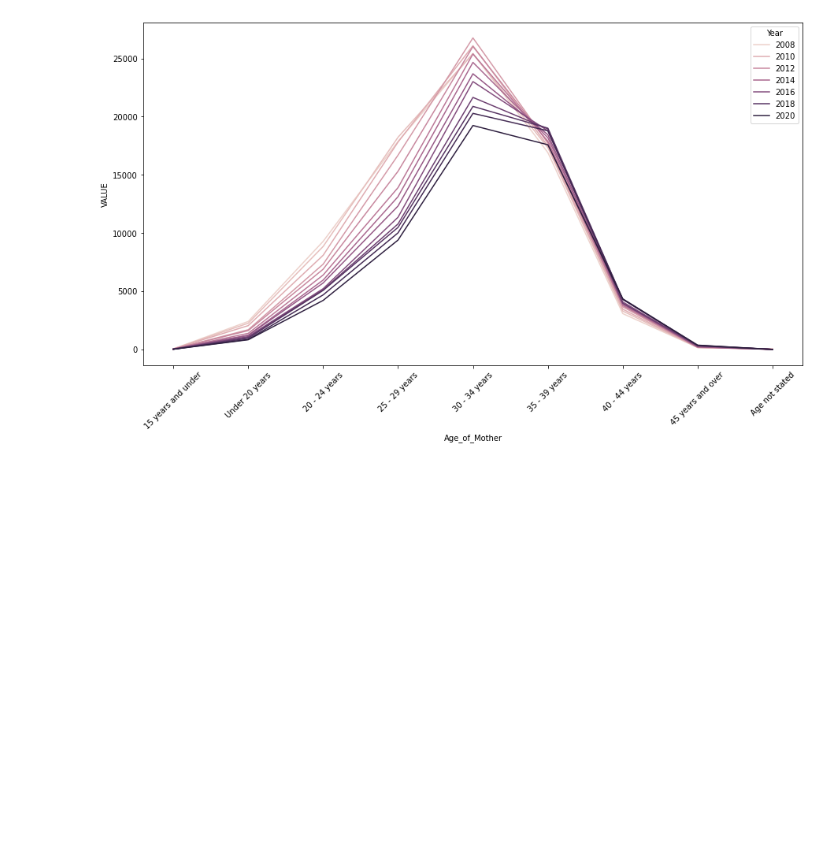
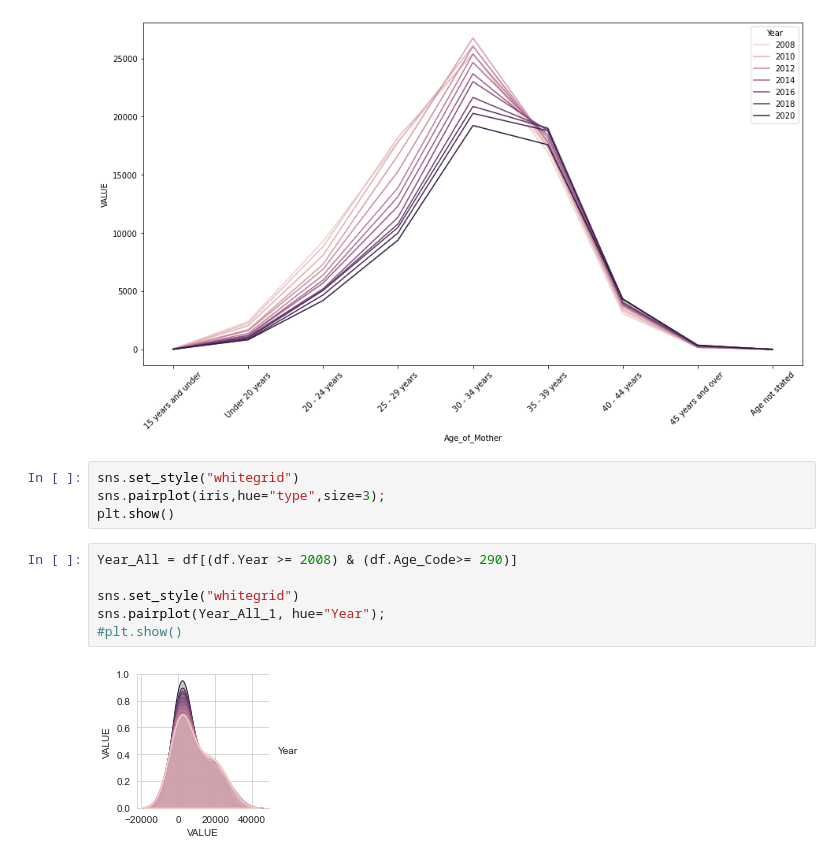
Before and after one commit to VCurry20/PDARandomData, a Jupyter notebook: Data Analysis Project.ipynb, the cells around one changed output. Saved outputs shown, nothing was run; the diff lists cells and outputs as text; blank space fills up the shorter version.

Commit message:
graphs 2

```diff
--- a/Data Analysis Project.ipynb
+++ b/Data Analysis Project.ipynb
@@ -920,3 +920,15 @@ plt.xticks(rotation=45)
   Text(0, 0, ''),
   Text(0, 0, '')])
 [figure]
+# %%
+sns.set_style("whitegrid")
+sns.pairplot(iris,hue="type",size=3);
+plt.show()
+# %%
+Year_All = df[(df.Year >= 2008) & (df.Age_Code>= 290)]
+
+sns.set_style("whitegrid")
+sns.pairplot(Year_All_1, hue="Year");
+#plt.show()
+# %% [output]
+[figure, added]
```
